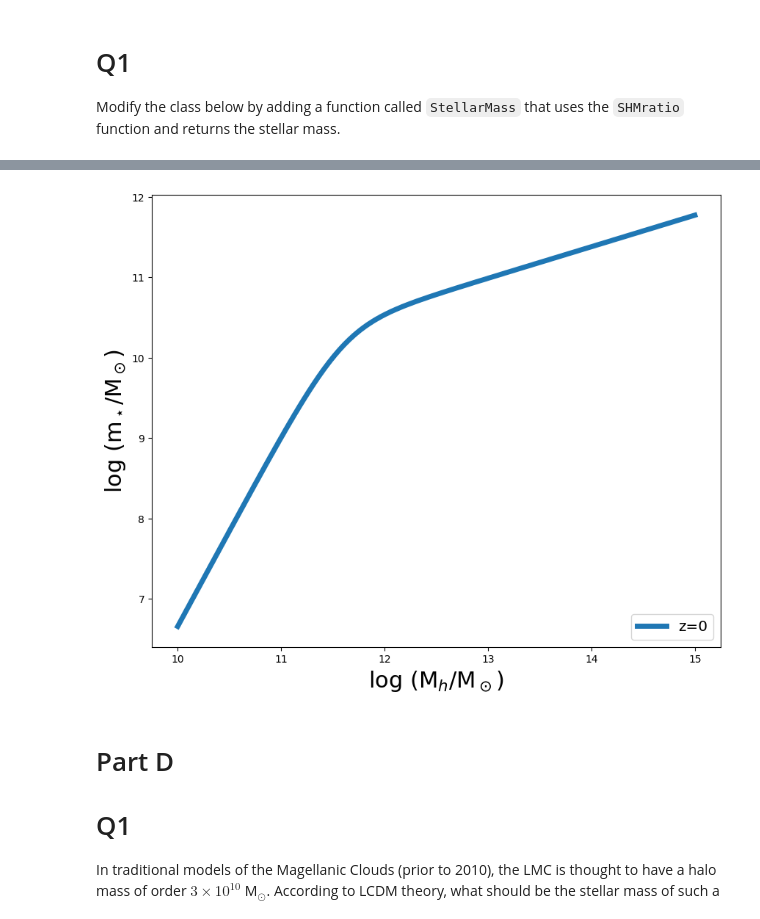
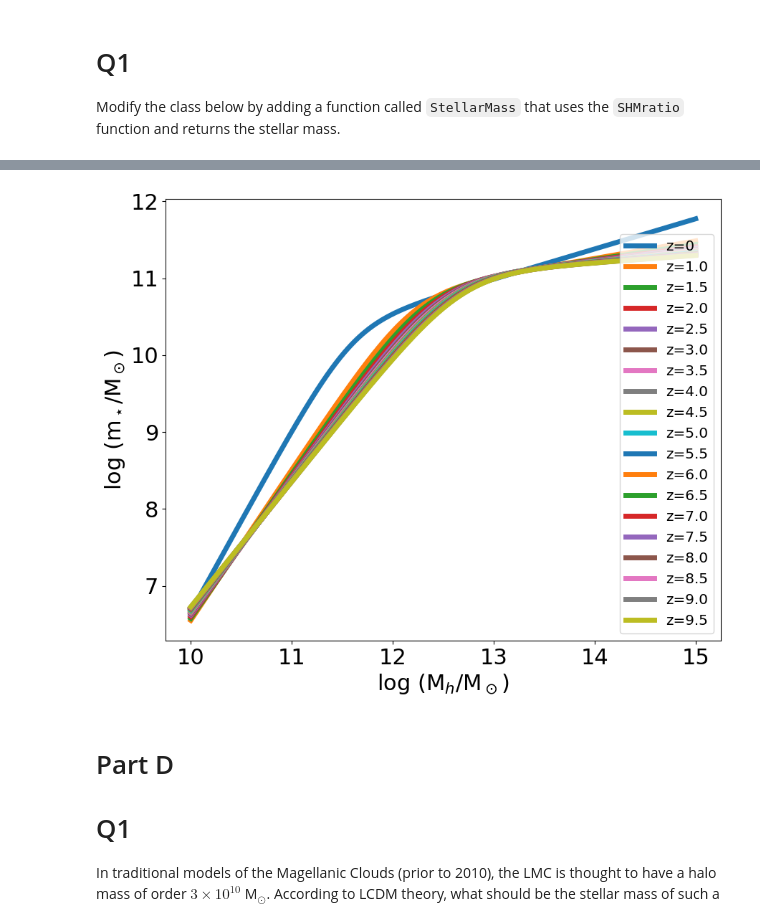
Before and after one commit to Pixis46/400B_2023_hartman, a Jupyter notebook: Labs/Lab5/Lab5.ipynb, the cells around one changed output, grey strips where cells are left out. Saved outputs shown, nothing was run; the diff lists cells and outputs as text; code cells hidden in the pictures.

```diff
--- a/Labs/Lab5/Lab5.ipynb
+++ b/Labs/Lab5/Lab5.ipynb
@@ -179,38 +179,43 @@ mh = np.logspace(10,15,1000) # Logarithmically spaced array
 # %%
 # Define Instances of the Class for each redshift
 MosterZ0 = AbundanceMatching(mh,0)
+Mosters = [(AbundanceMatching(mh, i), i) for i in np.arange(1, 10, step=0.5)]
 MosterZ1 = AbundanceMatching(mh, 1)
 MosterZ2 = AbundanceMatching(mh, 2)
 # %%
 
 fig,ax = plt.subplots(figsize=(10,8))
 
 
 #adjust tick label font size
 label_size = 22
 matplotlib.rcParams['xtick.labelsize'] = label_size
 matplotlib.rcParams['ytick.labelsize'] = label_size
 
 # Plot z = 0
 plt.plot(np.log10(mh), np.log10(MosterZ0.stellarMass()),
          linewidth = 5, label='z=0')
 
 # Continue plotting for the other redshifts here
-
+i = 1
+for inst in Mosters:
+    plt.plot(np.log10(mh), np.log10(inst[0].stellarMass()),
+         linewidth = 5, label=f'z={inst[1]}')
+    i += 1
 
 
 
 # Axes labels
 plt.xlabel('log (M$_h$/M$_\odot$)',fontsize=22)
 plt.ylabel('log (m$_\star$/M$_\odot$)', fontsize=22)
 
 # Legend
 plt.legend(loc='lower right',fontsize='x-large')
 
 # save the file
 plt.savefig('AbundanceMatching_Lab5.png')
 # %% [output]
-[figure, old version]
+[figure, new version]
 # %% [markdown]
 # Part D
 
```
Also changed, not shown: parts of 4 cells of this notebook, 1 other file.
